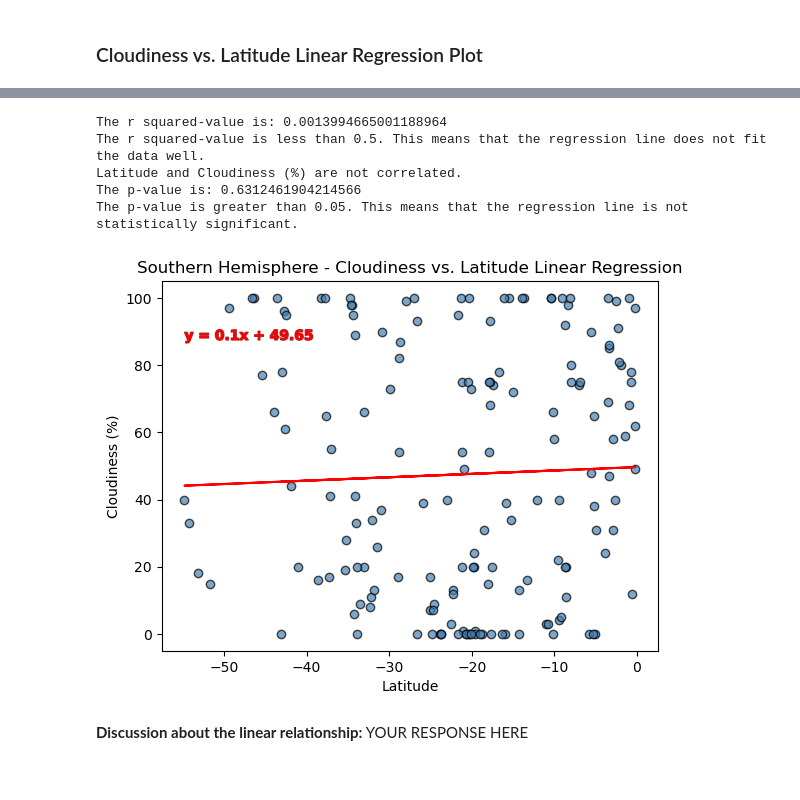
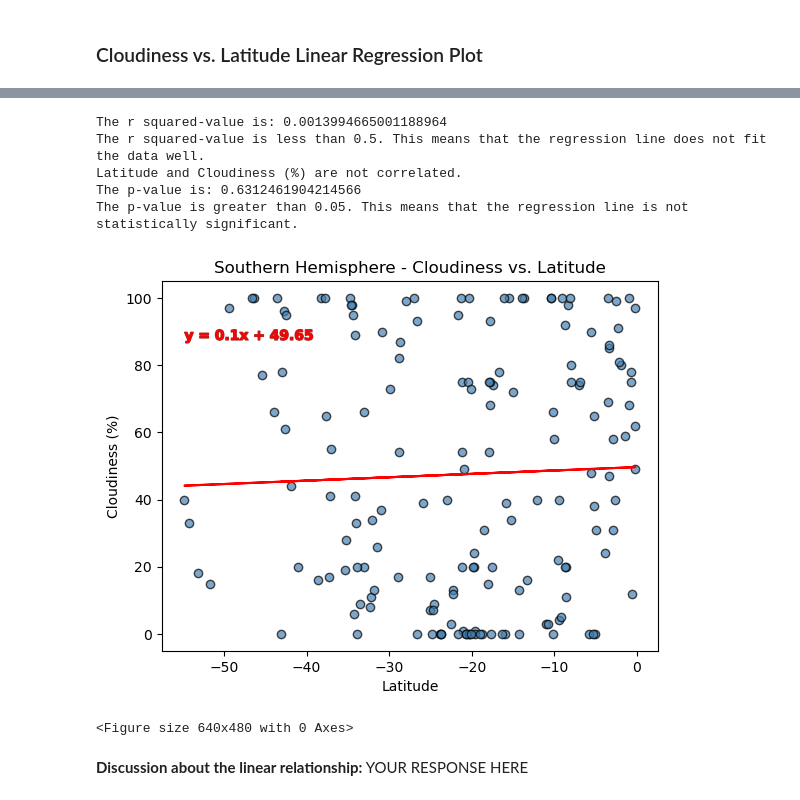
Before and after one commit to SwagmasterMatt/python-api-challenge, a Jupyter notebook: WeatherPy/WeatherPy.ipynb, the cells around one changed output, grey strips where cells are left out. Cells and saved outputs as stored; diff of their text form; code cells hidden in the pictures.

```diff
--- a/WeatherPy/WeatherPy.ipynb
+++ b/WeatherPy/WeatherPy.ipynb
@@ -518,13 +531,15 @@ The p-value is greater than 0.05. This means that the regression line is not sta
 # %%
 # Southern Hemisphere
-plot_linear_regression(southern_hemi_df["Lat"], southern_hemi_df["Cloudiness"], "Latitude", "Cloudiness (%)", "Southern Hemisphere - Cloudiness vs. Latitude Linear Regression")
+plot_linear_regression(southern_hemi_df["Lat"], southern_hemi_df["Cloudiness"], "Latitude", "Cloudiness (%)", "Southern Hemisphere - Cloudiness vs. Latitude")
+plt.savefig("output_data/Fig10.png")
 # %% [output]
 The r squared-value is: 0.0013994665001188964
 The r squared-value is less than 0.5. This means that the regression line does not fit the data well.
 Latitude and Cloudiness (%) are not correlated.
 The p-value is: 0.6312461904214566
 The p-value is greater than 0.05. This means that the regression line is not statistically significant.
-[figure, old version]
+[figure, new version]
+<Figure size 640x480 with 0 Axes>
 # %% [markdown]
 **Discussion about the linear relationship:** YOUR RESPONSE HERE
 # %% [markdown]
```
Also changed, not shown: parts of 9 cells of this notebook, 9 other files.
